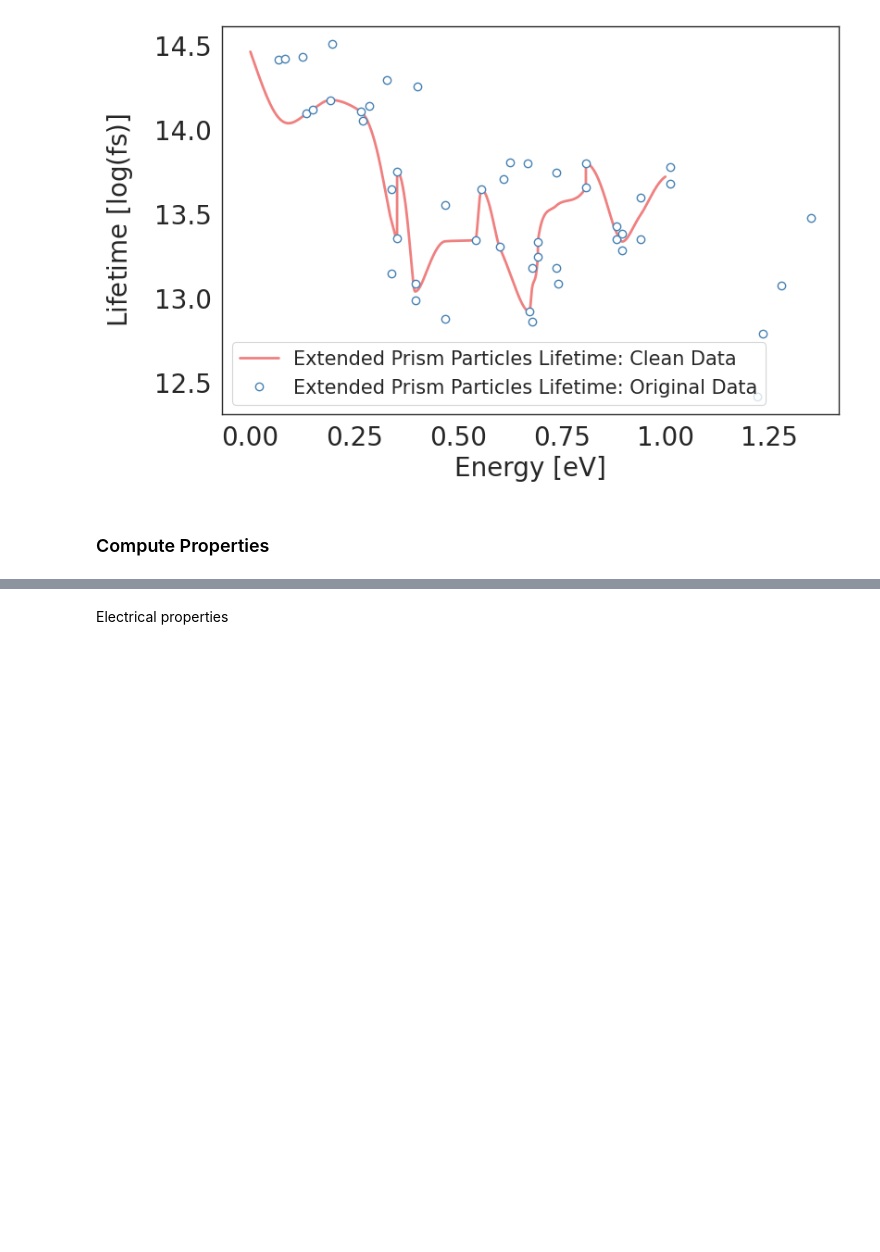
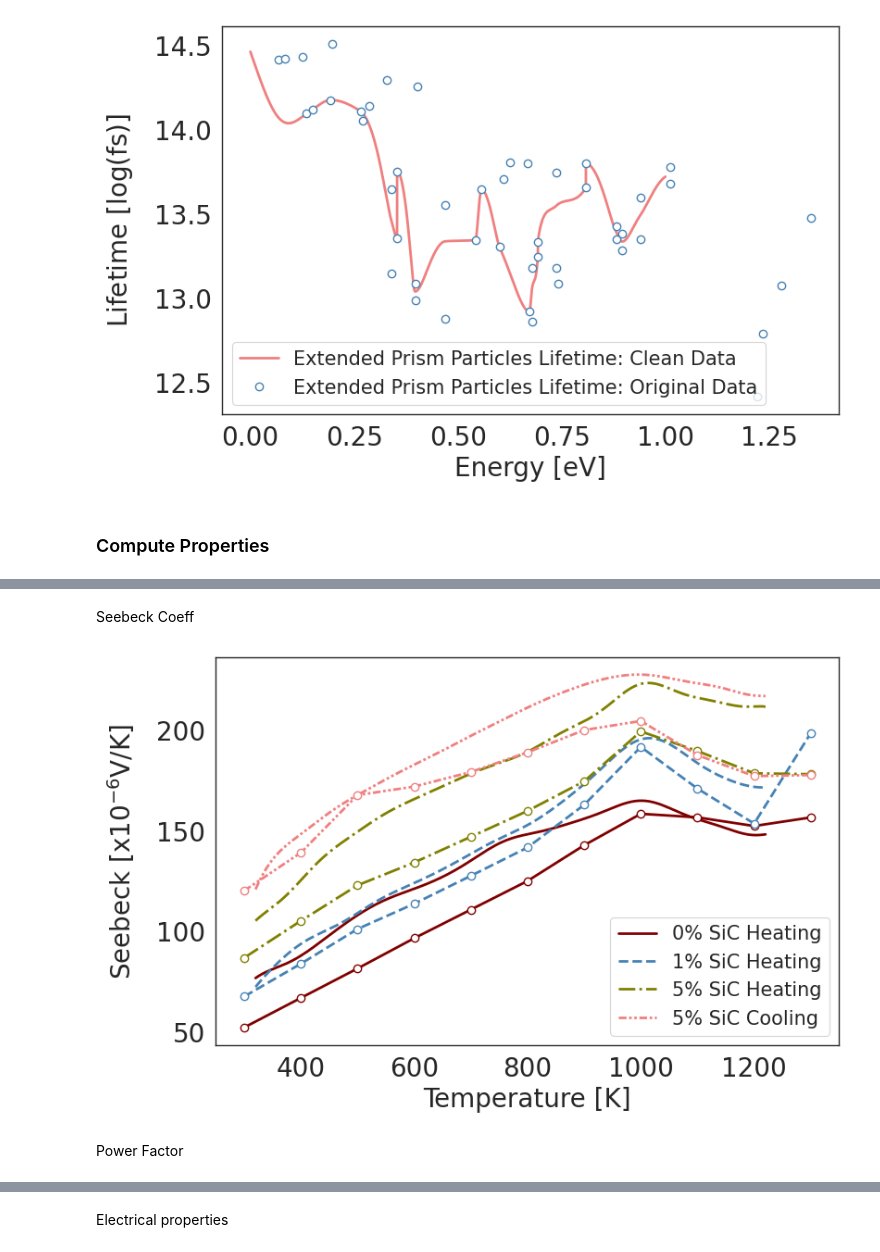
Before and after one commit to ariahosseini/ThermoElectric, a Jupyter notebook: ElectronTransport.ipynb, the cells around one changed output, grey strips where cells are left out. Drawn from its saved outputs; the diff is of its cells as text; code cells hidden in the pictures; blank space fills up the shorter version.

```diff
--- a/ElectronTransport.ipynb
+++ b/ElectronTransport.ipynb
@@ -3328,0 +3455,25 @@ tau_5pct_cooling = matthiessen(enrg,
+# %% [markdown]
+Seebeck Coeff
+# %%
+arrays_to_plot = [[exp_sic_frac_0pct_heating[:, 0], np.abs(exp_sic_frac_0pct_heating[:, 3])],
+                  [exp_sic_frac_1pct_heating[:, 0], np.abs(exp_sic_frac_1pct_heating[:, 3])],
+                  [exp_sic_frac_0pct_heating[:, 0], np.abs(exp_sic_frac_5pct_heating[:, 3])],
+                  [exp_sic_frac_1pct_heating[:, 0], np.abs(exp_sic_frac_5pct_cooling[:, 3])],
+                  [tmpr[0], np.abs(prop_0pct_heating['Seebeck_coefficient']) * 1e6],
+                  [tmpr[0], np.abs(prop_1pct_heating['Seebeck_coefficient']) * 1e6],
+                  [tmpr[0], np.abs(prop_5pct_heating['Seebeck_coefficient']) * 1e6],
+                  [tmpr[0], np.abs(prop_5pct_cooling['Seebeck_coefficient']) * 1e6],
+                  ]
+
+linestyles = ['-', '--', '-.', (0, (3, 1, 1, 1, 1, 1))] * 2
+markers = ["None", "None", "None", "None", "o", "o", "o", "o"]
+colors = ['maroon', 'steelblue', 'olive', 'lightcoral'] * 2
+labels = ['0% SiC Heating', '1% SiC Heating', '5% SiC Heating', '5% SiC Cooling',
+          None, None, None, None]
+
+visualize(arrays_to_plot=arrays_to_plot , linestyles=linestyles, markers=markers, colors=colors,
+          labels=labels, pic_name='electronic_density.png', x_label='Temperature [K]', y_label= 'Seebeck $\mathrm{[x10^{-6} V/K]}$')
+# %% [output]
+[figure, added]
+# %% [markdown]
+Power Factor
```
Also changed, not shown: parts of 24 cells of this notebook.
